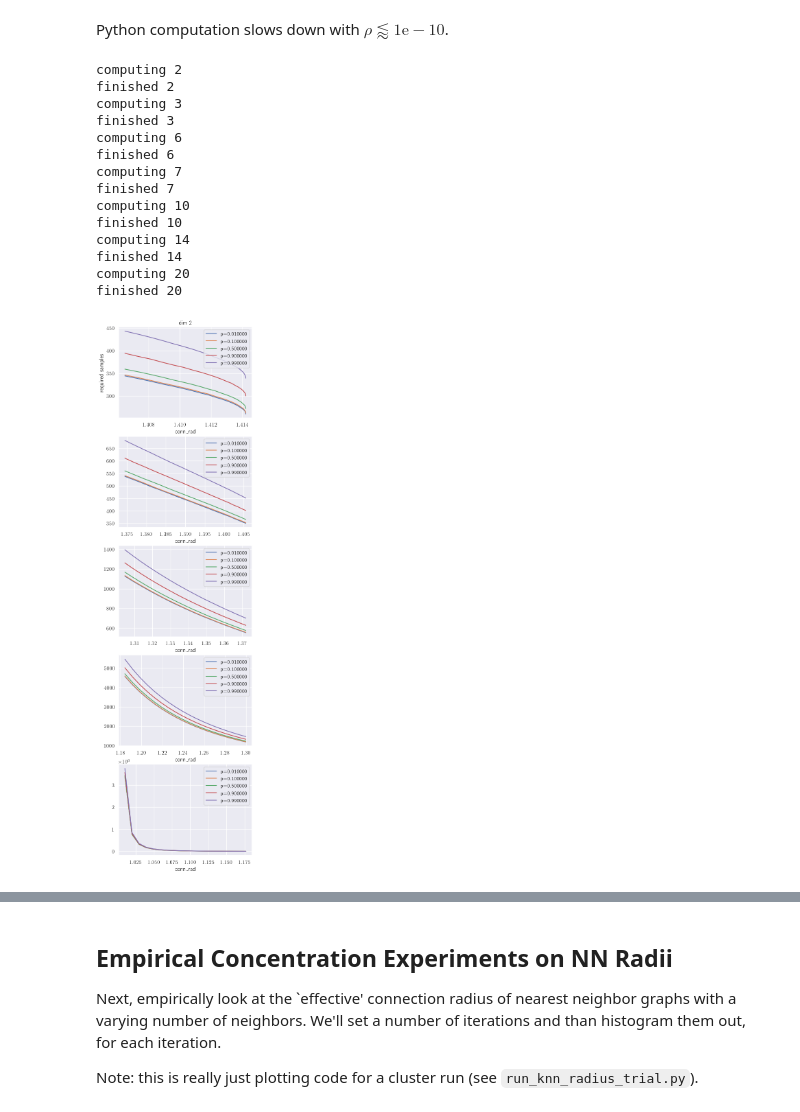
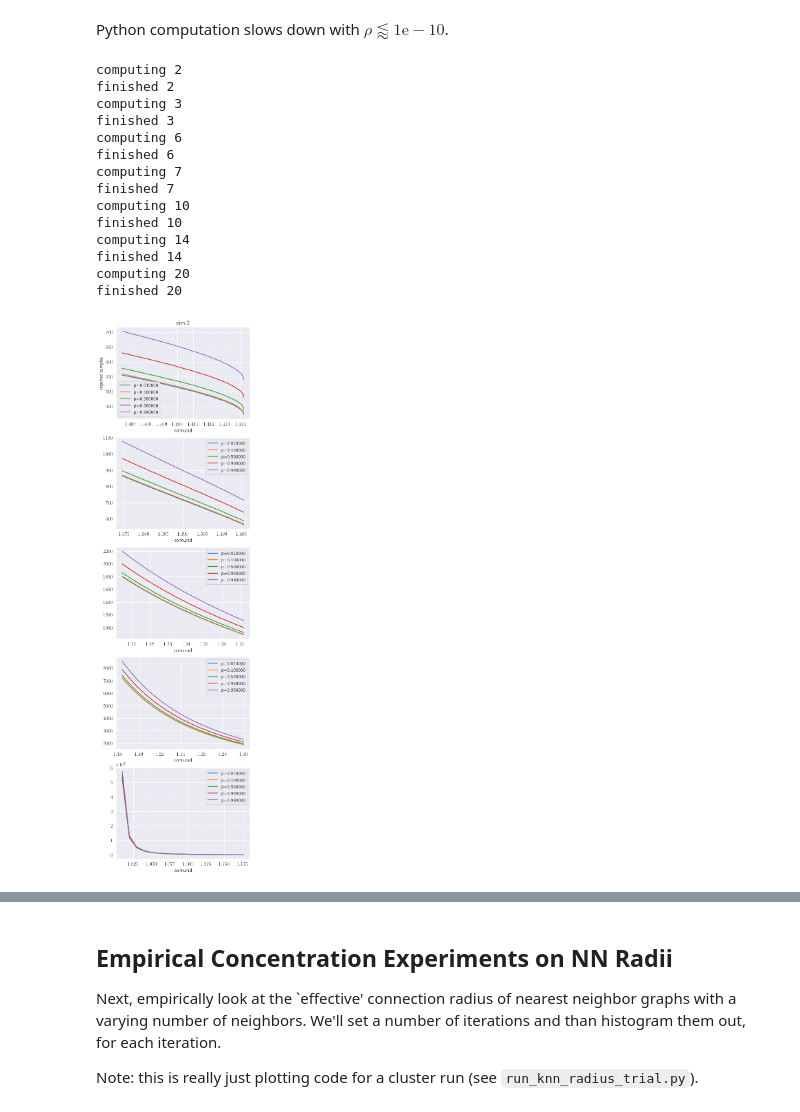
Before and after one commit to robustrobotics/nonasymptotic-mp, a Jupyter notebook: notebooks/designing_tractable_experiments.ipynb, the cells around one changed output, grey strips where cells are left out. Drawn from its saved outputs; the diff is of its cells as text; code cells hidden in the pictures.

Commit message:
do tractability assessment for clearance

```diff
--- a/notebooks/designing_tractable_experiments.ipynb
+++ b/notebooks/designing_tractable_experiments.ipynb
@@ -38,7 +38,7 @@ We'll be conducting these sanity-checking experiments in the exact environment w
 # %%
 # construct environments
 clearance = 0.5
-envs = [StraightLine(_d, clearance, seed) for _d in ds]
+envs = [StraightLine(_d, clearance, length=2.0, seed=seed) for _d in ds]
 # %% [markdown]
 Since these are optimality experiments, we should get a numerical sense of the $\epsilon \mapsto r_{conn}$ mapping. It is important to note that we lose 1-to-1 mapping when we shoot past 1 ($\epsilon$ is really only meant to be small, e.g. $<1$), so that's why we do this range.
 # %%
@@ -102,9 +102,6 @@ Plotting the required samples at different probability bands (objective 1!).
 # %%
 # computing and plotting the interesting ranges of Sauer-Shelah for each dimension
 # indexing layout of the record array: [success_probs] X [epsilons<->rho] -> sample_required
-
-success_probs = np.array([1e-2, 0.1, 0.5, 0.9, 0.99])
-
 
 def _partition_curves_into_equal_chunks(_x_indices, _y_curves, n_chunks=5):
     _n_points = len(_x_indices)
@@ -146,47 +143,52 @@ def _initialize_plot_for_curve_ranges(_data_domains, _data_ranges, _range_labels
         _ax.legend()
 
     return fig, axes
+
+def _batch_net_search(_ds, _sps, _param, _hit_vols, vol_thresh=1e-12):
+    _required_samples = np.zeros((len(_ds), len(_sps), len(_param)))
+    _required_samples[:, :, :] = np.nan
+    # (the bound computation is woefully unvectorized, which is why we have to do this)
+    for i_d, _d in enumerate(_ds):
+        print('computing %i' % _d)
+        _vc = _d + 1
+        for i_sp, _sp in enumerate(_sps):
+            for i_rho, _rho in enumerate(_hit_vols[i_d]):
+                # print('rho: %.16f' % _rho)
+                if _rho < vol_thresh:
+                    continue
+
+                _required_samples[i_d, i_sp, i_rho] = doubling_search_over_sauer_shelah(_rho, _vc, _sp)
+        print('finished %i' % _d)
+    return _required_samples
 # %% [markdown]
 Python computation slows down with $\rho \lessapprox 1\mathrm e -10$.
 # %%
 rho_thresh = 1e-12
+success_probs = np.array([1e-2, 0.1, 0.5, 0.9, 0.99])
 
-required_samples = np.zeros((len(ds), len(success_probs), len(tols)))
-required_samples[:, :, :] = np.nan  # skip these points in plotting unless filled otherwise.
 
-# (the bound computation is woefully unvectorized, which is why we have to do this)
-for i_d, _d in enumerate(ds):
-    print('computing %i' % _d)
-    _vc = _d + 1
-    for i_sp, _sp in enumerate(success_probs):
-        for i_rho, _rho in enumerate(rhos[i_d]):
-            # print('rho: %.16f' % _rho)
-            if _rho < rho_thresh:
-                continue
-
-            required_samples[i_d, i_sp, i_rho] = doubling_search_over_sauer_shelah(_rho, _vc, _sp)
-    print('finished %i' % _d)
+required_samples = _batch_net_search(ds, success_probs, tols, rhos, vol_thresh=rho_thresh)
 
 for _rs, _d in zip(required_samples, ds):
     domain_chunks, range_chunks = _partition_curves_into_equal_chunks(conn_rads, _rs)
     _, axes = _initialize_plot_for_curve_ranges(domain_chunks, range_chunks, success_probs)
     [ax.set_xlabel('conn_rad') for ax in axes]
     axes[0].set_ylabel('required samples')
     axes[0].set_title('dim %i' % _d)
     plt.show()
 # %% [output]
 computing 2
 finished 2
 computing 3
 finished 3
 computing 6
 finished 6
 computing 7
 finished 7
 computing 10
 finished 10
 computing 14
 finished 14
 computing 20
 finished 20
-[figure, old version]
+[figure, new version]
```
Also changed, not shown: parts of 13 cells of this notebook, 1 other file.
